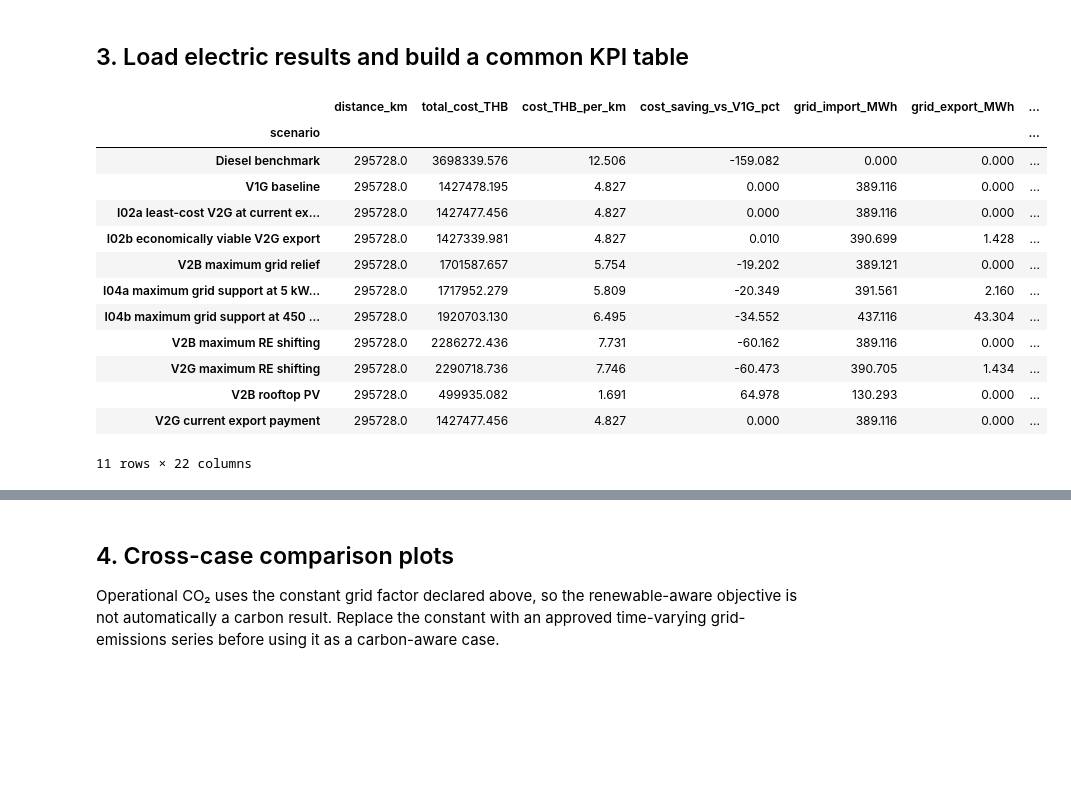
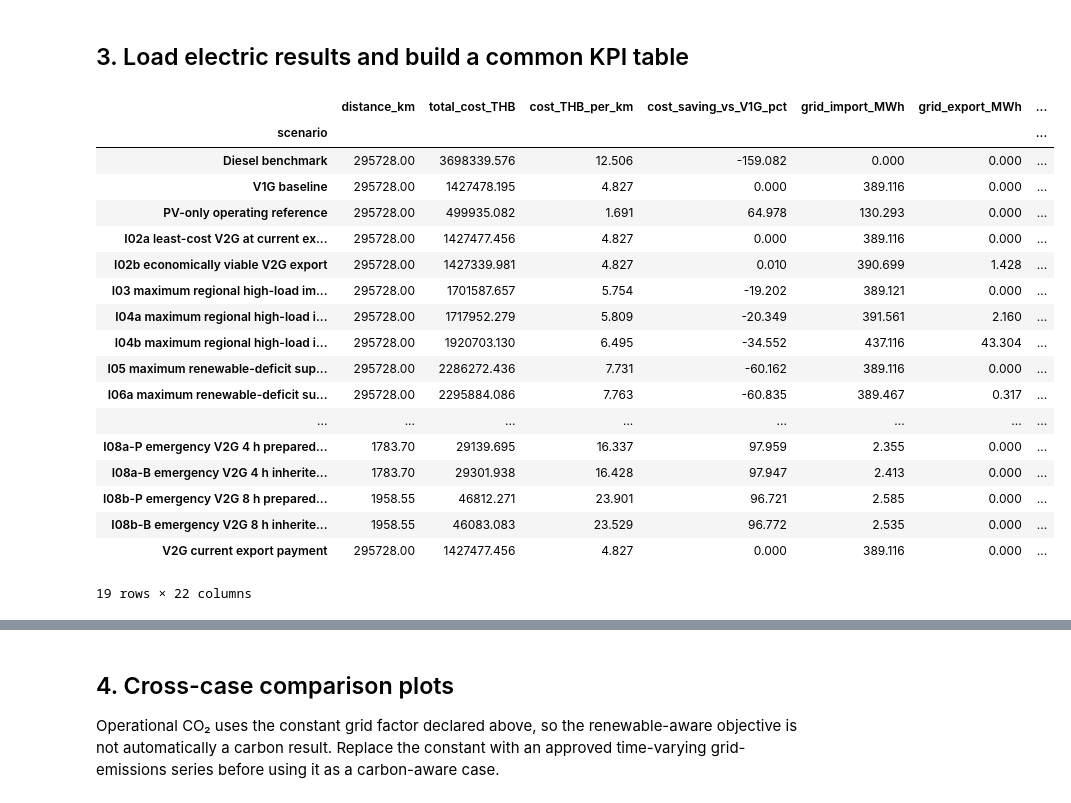
Before and after one commit to fraunhofer-isi/FLEXIMOD, a Jupyter notebook: notebooks/building_use_case_analysis.ipynb, the cells around one changed output, grey strips where cells are left out. Cells and saved outputs as stored; diff of their text form; code cells hidden in the pictures; blank space fills up the shorter version.

```diff
--- a/notebooks/building_use_case_analysis.ipynb
+++ b/notebooks/building_use_case_analysis.ipynb
@@ -44,6 +47,7 @@ import matplotlib.pyplot as plt
 import plotly.graph_objects as go
 import numpy as np
 import pandas as pd
+from flexi_mod.analysis.building_case_analysis import build_service_cost_gap, result_availability, stakeholder_matrix
 from IPython.display import display
 
 
@@ -77,15 +81,23 @@ CREDIT_GRID_EXPORT = False
 
 CORE_CASES = {
     'V1G baseline': {'input': 'building_v1g_annual', 'study_case': 'building_v1g_annual', 'output': 'v1g_baseline'},
+    'PV-only operating reference': {'input': 'building_v2b_pv_self_consumption_annual', 'study_case': 'building_v2b_pv_self_consumption', 'output': 'v2b_rooftop_pv'},
     'I02a least-cost V2G at current export payment': {'input': 'building_v2b_cost_annual', 'study_case': 'building_v2b_cost_annual', 'output': 'v2b_cost'},
     'I02b economically viable V2G export': {'input': 'building_v2g_tariff_sweep_annual', 'study_case': 'building_v2g_sweep_plus_1000', 'output': 'tariff_plus_1000'},
-    'V2B maximum grid relief': {'input': 'building_v2b_grid_support_annual', 'study_case': 'building_v2b_grid_support_max_no_export', 'output': 'grid_support_no_export'},
-    'I04a maximum grid support at 5 kW policy limit': {'input': 'building_v2b_grid_support_annual', 'study_case': 'building_v2g_grid_support_max_export_5kw', 'output': 'grid_support_export_5kw'},
-    'I04b maximum grid support at 450 kW technical sensitivity': {'input': 'building_v2b_grid_support_annual', 'study_case': 'building_v2g_grid_support_max_export_450kw', 'output': 'grid_support_export_450kw'},
+    'I03 maximum regional high-load import relief without export': {'input': 'building_v2b_grid_support_annual', 'study_case': 'building_v2b_grid_support_max_no_export', 'output': 'grid_support_no_export'},
+    'I04a maximum regional high-load import relief at 5 kW policy limit': {'input': 'building_v2b_grid_support_annual', 'study_case': 'building_v2g_grid_support_max_export_5kw', 'output': 'grid_support_export_5kw'},
+    'I04b maximum regional high-load import relief at 450 kW technical sensitivity': {'input': 'building_v2b_grid_support_annual', 'study_case': 'building_v2g_grid_support_max_export_450kw', 'output': 'grid_support_export_450kw'},
     'I05 maximum renewable-deficit support without export': {'input': 'building_v2b_renewable_alignment_annual', 'study_case': 'building_v2b_renewable_shifting_max_no_export', 'output': 'renewable_shifting_no_export'},
     'I06a maximum renewable-deficit support at 5 kW policy limit': {'input': 'building_v2b_renewable_alignment_annual', 'study_case': 'building_v2g_renewable_shifting_max_export_5kw', 'output': 'renewable_shifting_export_5kw'},
     'I06b maximum renewable-deficit support at 450 kW technical sensitivity': {'input': 'building_v2b_renewable_alignment_annual', 'study_case': 'building_v2g_renewable_shifting_max_export_450kw', 'output': 'renewable_shifting_export_450kw'},
-    'V2B rooftop PV': {'input': 'building_v2b_pv_self_consumption_annual', 'study_case': 'building_v2b_pv_self_consumption', 'output': 'v2b_rooftop_pv'},
+    'I07b PV-assisted V2G at current policy': {'input': 'building_v2b_pv_self_consumption_annual', 'study_case': 'building_v2b_pv_self_consumption', 'output': 'v2g_pv_current_policy'},
+    'I07c PV-assisted V2G at viable export tariff': {'input': 'building_v2b_pv_self_consumption_annual', 'study_case': 'building_v2g_pv_export_viable_tariff', 'output': 'v2g_pv_viable_tariff'},
+    'I07d PV-assisted V2G maximum technical export': {'input': 'building_v2b_pv_self_consumption_annual', 'study_case': 'building_v2g_pv_max_technical_export', 'output': 'v2g_pv_max_technical_export'},
+    'I07e PV-assisted V2G regional high-load support': {'input': 'building_v2b_pv_self_consumption_annual', 'study_case': 'building_v2g_pv_grid_stress_policy_export', 'output': 'v2g_pv_grid_stress_policy_export'},
+    'I08a-P emergency V2G 4 h prepared SOC': {'input': 'building_v2g_emergency_backup_4h_prepared', 'study_case': 'building_v2g_emergency_backup_4h_prepared', 'output': 'i08_4h_prepared'},
+    'I08a-B emergency V2G 4 h inherited SOC': {'input': 'building_v2g_emergency_backup_4h_baseline', 'study_case': 'building_v2g_emergency_backup_4h_baseline', 'output': 'i08_4h_baseline'},
+    'I08b-P emergency V2G 8 h prepared SOC': {'input': 'building_v2g_emergency_backup_8h_prepared', 'study_case': 'building_v2g_emergency_backup_8h_prepared', 'output': 'i08_8h_prepared'},
+    'I08b-B emergency V2G 8 h inherited SOC': {'input': 'building_v2g_emergency_backup_8h_baseline', 'study_case': 'building_v2g_emergency_backup_8h_baseline', 'output': 'i08_8h_baseline'},
     'V2G current export payment': {'input': 'building_v2g_current_tariff_annual', 'study_case': 'building_v2g_current_tariff_annual', 'output': 'v2g_current_export'},
 }
 GRID_SUPPORT_CASES = {
@@ -251,6 +264,10 @@ def load_result(label: str, spec: dict) -> tuple[dict, pd.DataFrame] | None:
         'renewable_export_MWh': float(summary.get('renewable_equivalent_grid_export_MWh', 0.0)),
         'renewable_conversion_loss_MWh': float(summary.get('renewable_equivalent_conversion_loss_MWh', 0.0)),
         'renewable_deficit_support_MWh': float(summary.get('renewable_deficit_weighted_discharge_MWh', 0.0)),
+        'emergency_transfer_MWh': float(summary.get('emergency_v2g_transfer_MWh', 0.0)),
+        'peak_emergency_transfer_MW': float(summary.get('peak_emergency_v2g_transfer_MW', 0.0)),
+        'synthetic_outage_duration_hours': float(summary.get('synthetic_outage_duration_hours', 0.0)),
+        'recovery_grid_import_MWh': float(summary.get('recovery_grid_import_MWh', 0.0)),
     }
     return row, dispatch
 
@@ -268,42 +285,47 @@ if 'V1G baseline' in dispatch_by_case:
     baseline_dispatch = dispatch_by_case['V1G baseline']
     for row in electric_rows:
         label = row['scenario']
         dispatch = dispatch_by_case[label]
         common_index = baseline_dispatch.index.intersection(dispatch.index)
         baseline_net = baseline_dispatch.loc[common_index, 'traction_net_grid_import_MWh']
         case_net = dispatch.loc[common_index, 'traction_net_grid_import_MWh']
         relief = baseline_net - case_net
         weight = dispatch.loc[common_index, 'grid_congestion_weight']
         threshold = float(dispatch.loc[common_index, 'grid_stress_threshold'].iloc[0])
         stressed = weight >= threshold
         row['grid_support_during_stress_MWh'] = float(relief.loc[stressed].sum())
         row['maximum_grid_support_MW'] = float(relief.max() / 0.25)
         row['rebound_import_MWh'] = float((-relief.loc[~stressed]).clip(lower=0).sum())
 
 comparison = pd.DataFrame([diesel_row, *electric_rows]).set_index('scenario')
 comparison['cost_THB_per_km'] = comparison['total_cost_THB'] / comparison['distance_km']
 comparison['operational_CO2_kg_per_km'] = comparison['operational_CO2_kg'] / comparison['distance_km']
 if 'V1G baseline' in comparison.index:
     reference = comparison.loc['V1G baseline']
     comparison['cost_saving_vs_V1G_pct'] = 100 * (reference['total_cost_THB'] - comparison['total_cost_THB']) / reference['total_cost_THB']
     comparison['peak_reduction_vs_V1G_pct'] = 100 * (reference['peak_grid_import_MW'] - comparison['peak_grid_import_MW']) / reference['peak_grid_import_MW']
 else:
     comparison['cost_saving_vs_V1G_pct'] = np.nan
     comparison['peak_reduction_vs_V1G_pct'] = np.nan
 columns = ['distance_km', 'total_cost_THB', 'cost_THB_per_km', 'cost_saving_vs_V1G_pct', 'grid_import_MWh', 'grid_export_MWh', 'peak_grid_import_MW', 'peak_grid_export_MW', 'grid_support_during_stress_MWh', 'maximum_grid_support_MW', 'rebound_import_MWh', 'renewable_absorbed_MWh', 'renewable_rich_charge_MWh', 'renewable_tagged_absorbed_MWh', 'renewable_delivered_MWh', 'renewable_to_site_MWh', 'renewable_export_MWh', 'renewable_conversion_loss_MWh', 'renewable_deficit_support_MWh', 'unmet_trip_energy_MWh', 'pv_used_MWh', 'pv_curtailment_MWh']
 display(comparison[columns].round(3))
 # %% [output]
 |  | distance_km | total_cost_THB | cost_THB_per_km | cost_saving_vs_V1G_pct | grid_import_MWh | grid_export_MWh | ... |
 | scenario |  |  |  |  |  |  | ... |
-| Diesel benchmark | 295728.0 | 3698339.576 | 12.506 | -159.082 | 0.000 | 0.000 | ... |
-| V1G baseline | 295728.0 | 1427478.195 | 4.827 | 0.000 | 389.116 | 0.000 | ... |
-| I02a least-cost V2G at current ex... | 295728.0 | 1427477.456 | 4.827 | 0.000 | 389.116 | 0.000 | ... |
-| I02b economically viable V2G export | 295728.0 | 1427339.981 | 4.827 | 0.010 | 390.699 | 1.428 | ... |
-| V2B maximum grid relief | 295728.0 | 1701587.657 | 5.754 | -19.202 | 389.121 | 0.000 | ... |
-| I04a maximum grid support at 5 kW... | 295728.0 | 1717952.279 | 5.809 | -20.349 | 391.561 | 2.160 | ... |
-| I04b maximum grid support at 450 ... | 295728.0 | 1920703.130 | 6.495 | -34.552 | 437.116 | 43.304 | ... |
-| V2B maximum RE shifting | 295728.0 | 2286272.436 | 7.731 | -60.162 | 389.116 | 0.000 | ... |
-| V2G maximum RE shifting | 295728.0 | 2290718.736 | 7.746 | -60.473 | 390.705 | 1.434 | ... |
-| V2B rooftop PV | 295728.0 | 499935.082 | 1.691 | 64.978 | 130.293 | 0.000 | ... |
-| V2G current export payment | 295728.0 | 1427477.456 | 4.827 | 0.000 | 389.116 | 0.000 | ... |
+| Diesel benchmark | 295728.00 | 3698339.576 | 12.506 | -159.082 | 0.000 | 0.000 | ... |
+| V1G baseline | 295728.00 | 1427478.195 | 4.827 | 0.000 | 389.116 | 0.000 | ... |
+| PV-only operating reference | 295728.00 | 499935.082 | 1.691 | 64.978 | 130.293 | 0.000 | ... |
+| I02a least-cost V2G at current ex... | 295728.00 | 1427477.456 | 4.827 | 0.000 | 389.116 | 0.000 | ... |
+| I02b economically viable V2G export | 295728.00 | 1427339.981 | 4.827 | 0.010 | 390.699 | 1.428 | ... |
+| I03 maximum regional high-load im... | 295728.00 | 1701587.657 | 5.754 | -19.202 | 389.121 | 0.000 | ... |
+| I04a maximum regional high-load i... | 295728.00 | 1717952.279 | 5.809 | -20.349 | 391.561 | 2.160 | ... |
+| I04b maximum regional high-load i... | 295728.00 | 1920703.130 | 6.495 | -34.552 | 437.116 | 43.304 | ... |
+| I05 maximum renewable-deficit sup... | 295728.00 | 2286272.436 | 7.731 | -60.162 | 389.116 | 0.000 | ... |
+| I06a maximum renewable-deficit su... | 295728.00 | 2295884.086 | 7.763 | -60.835 | 389.467 | 0.317 | ... |
+| ... | ... | ... | ... | ... | ... | ... | ... |
+| I08a-P emergency V2G 4 h prepared... | 1783.70 | 29139.695 | 16.337 | 97.959 | 2.355 | 0.000 | ... |
+| I08a-B emergency V2G 4 h inherite... | 1783.70 | 29301.938 | 16.428 | 97.947 | 2.413 | 0.000 | ... |
+| I08b-P emergency V2G 8 h prepared... | 1958.55 | 46812.271 | 23.901 | 96.721 | 2.585 | 0.000 | ... |
+| I08b-B emergency V2G 8 h inherite... | 1958.55 | 46083.083 | 23.529 | 96.772 | 2.535 | 0.000 | ... |
+| V2G current export payment | 295728.00 | 1427477.456 | 4.827 | 0.000 | 389.116 | 0.000 | ... |
-11 rows × 22 columns
+19 rows × 22 columns
```
Also changed, not shown: parts of 23 cells of this notebook, 29 other files.
